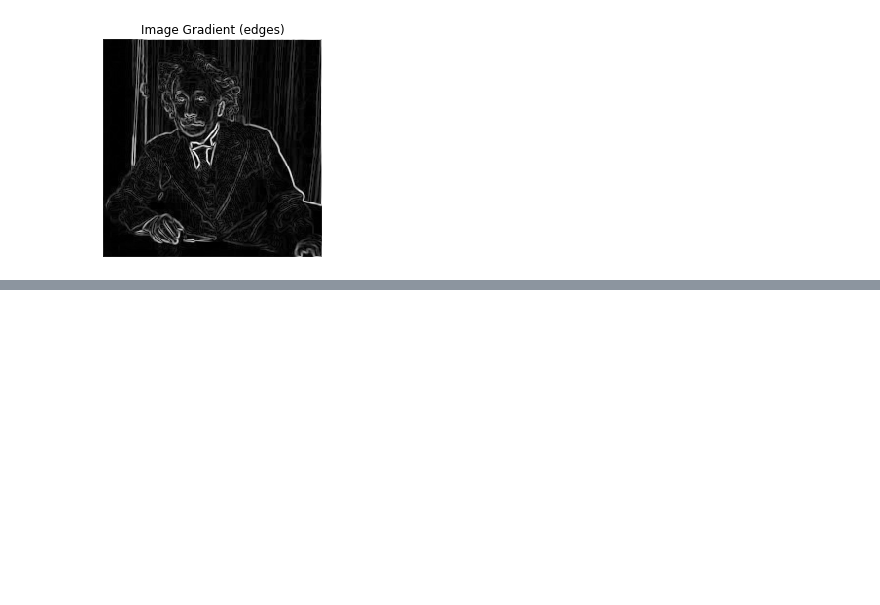
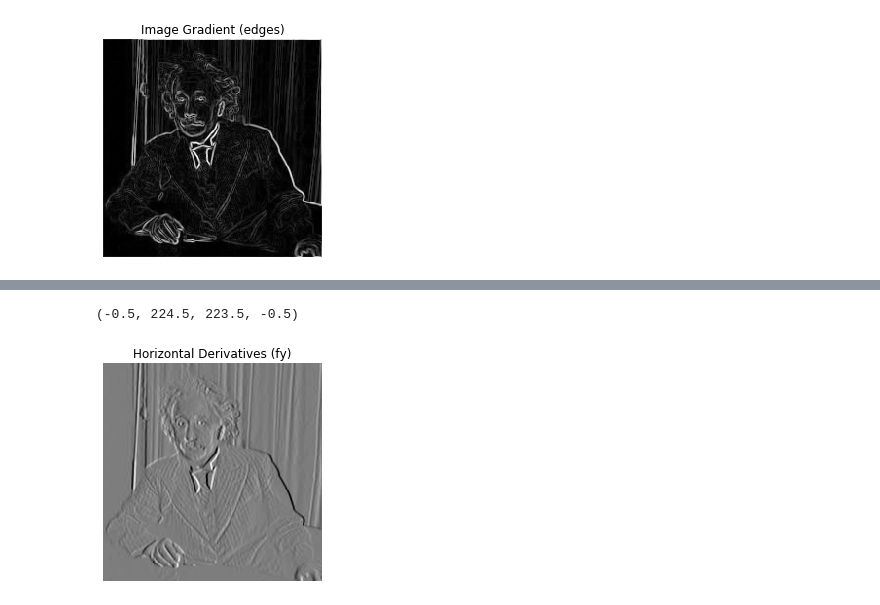
Before and after one commit to TifMoe/computer-vision-course, a Jupyter notebook: notebooks/2-image-filtering.ipynb, the cells around one changed output, grey strips where cells are left out. Cells and saved outputs as stored; diff of their text form; code cells hidden in the pictures; blank space fills up the shorter version.

```diff
--- a/notebooks/2-image-filtering.ipynb
+++ b/notebooks/2-image-filtering.ipynb
@@ -203,0 +296,9 @@ plt.axis('off')
+# %%
+sep_himg = sepfir2d(img, row_hfilt, col_hfilt)
+
+plt.imshow(sep_himg, cmap='gray')
+plt.title('Horizontal Derivatives (fy)')
+plt.axis('off')
+# %% [output]
+(-0.5, 224.5, 223.5, -0.5)
+[figure, added]
```
Also changed, not shown: parts of 8 cells of this notebook.
